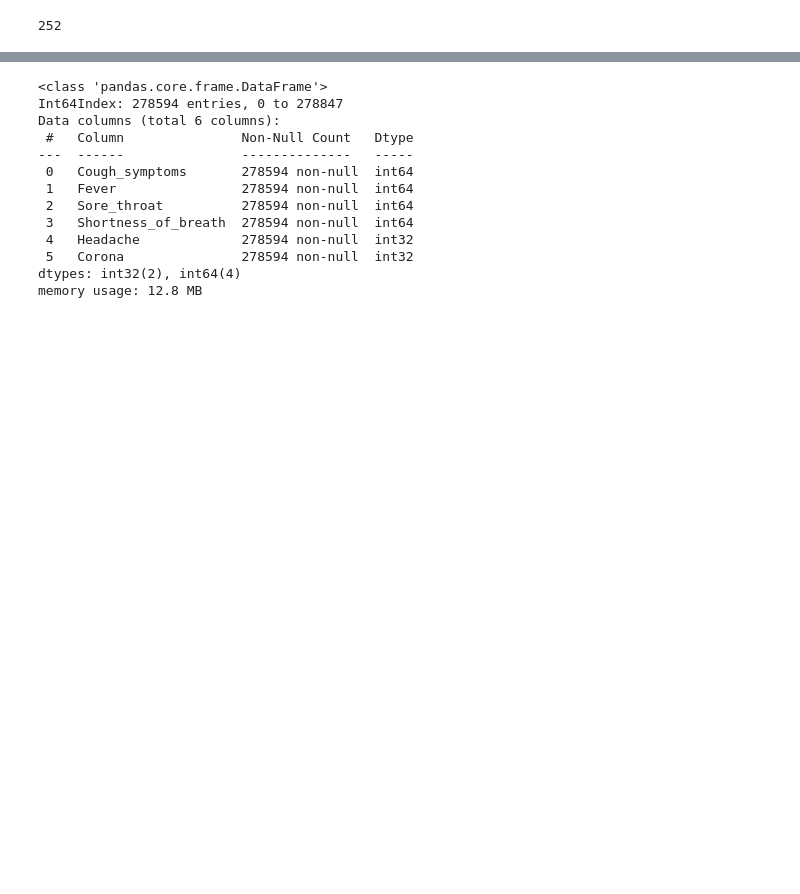
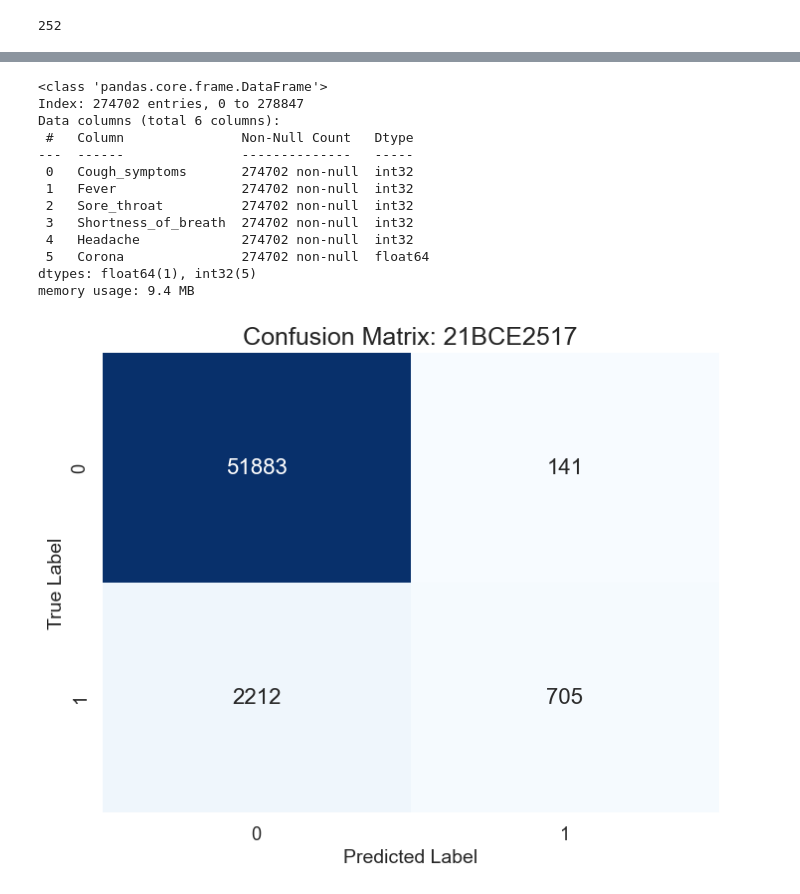
Before and after one commit to pxndey/machine_learning_lab, a Jupyter notebook: DA3_Q01.ipynb, the cells around one changed output, grey strips where cells are left out. Drawn from its saved outputs; the diff is of its cells as text; code cells hidden in the pictures; blank space fills up the shorter version.

```diff
--- a/DA3_Q01.ipynb
+++ b/DA3_Q01.ipynb
@@ -55,7 +57,7 @@ df['Headache'].unique()
 df['Headache'] = df['Headache'].replace({'TRUE':True,'FALSE':False,'None':np.nan})
 # %%
 df['Corona'].unique()
-df['Headache'] = df['Headache'].replace({'negative':0,'positive':1,'other':np.nan})
+df['Corona'] = df['Corona'].replace({'negative':0,'positive':1,'other':np.nan})
 # %%
 df['Age_60_above'].unique()
 df['Age_60_above'] = df['Age_60_above'].replace({'Yes':True,'No':False,'None':np.nan})
@@ -147,4 +151,6 @@ Corona                 0
 dtype: int64
+# %%
+df = df.drop(df[df['Corona'].isnull()].index,axis=0)
 # %%
 df.info()
 # %% [output]
@@ -192,23 +200,45 @@ df['Fever'] = le.fit_transform(df['Fever'])
 df['Sore_throat'] = le.fit_transform(df['Sore_throat'])
 df['Shortness_of_breath'] = le.fit_transform(df['Shortness_of_breath'])
 df['Headache'] = le.fit_transform(df['Headache'])
-df['Corona'] = le.fit_transform(df['Corona'])
 # %%
 df.info()
 # %% [output]
 <class 'pandas.core.frame.DataFrame'>
-Int64Index: 278594 entries, 0 to 278847
+Index: 274702 entries, 0 to 278847
 Data columns (total 6 columns):
  #   Column               Non-Null Count   Dtype
 ---  ------               --------------   -----
- 0   Cough_symptoms       278594 non-null  int64
- 1   Fever                278594 non-null  int64
- 2   Sore_throat          278594 non-null  int64
- 3   Shortness_of_breath  278594 non-null  int64
- 4   Headache             278594 non-null  int32
- 5   Corona               278594 non-null  int32
-dtypes: int32(2), int64(4)
-memory usage: 12.8 MB
+ 0   Cough_symptoms       274702 non-null  int32
+ 1   Fever                274702 non-null  int32
+ 2   Sore_throat          274702 non-null  int32
+ 3   Shortness_of_breath  274702 non-null  int32
+ 4   Headache             274702 non-null  int32
+ 5   Corona               274702 non-null  float64
+dtypes: float64(1), int32(5)
+memory usage: 9.4 MB
 # %%
 X = df.drop('Corona',axis=1)
 y = df['Corona']
+# %%
+from sklearn.model_selection import train_test_split
+xtrain,xtest,ytrain,ytest = train_test_split(X,y,random_state=0,test_size=0.2)
+# %%
+from sklearn.svm import SVC
+from sklearn.metrics import confusion_matrix
+
+model1 = SVC(kernel='linear',C=1)
+model1.fit(xtrain,ytrain)
+ypreds = model1.predict(xtest)
+cm = confusion_matrix(ytest, ypreds)
+
+
+plt.figure(figsize=(8,6))
+sns.set(font_scale=1.2)
+sns.heatmap(cm, annot=True, fmt='d', cmap='Blues', cbar=False, annot_kws={"size": 16})
+
+plt.title('Confusion Matrix: 21BCE2517', fontsize=18)
+plt.xlabel('Predicted Label', fontsize=14)
+plt.ylabel('True Label', fontsize=14)
+plt.show()
+# %% [output]
+[figure, added]
```
Also changed, not shown: parts of 18 cells of this notebook, 1 other file.
